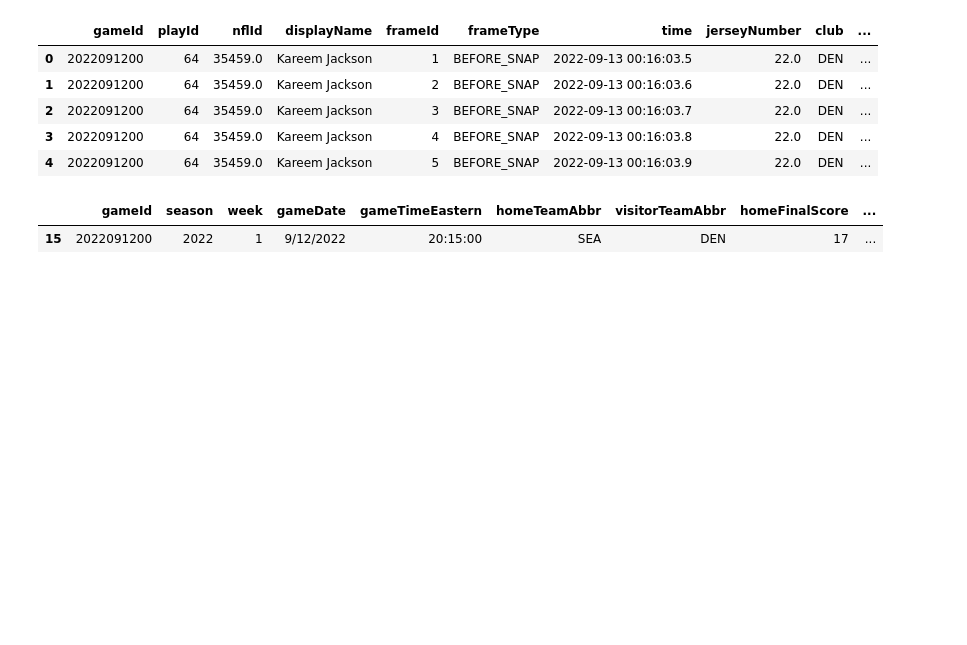
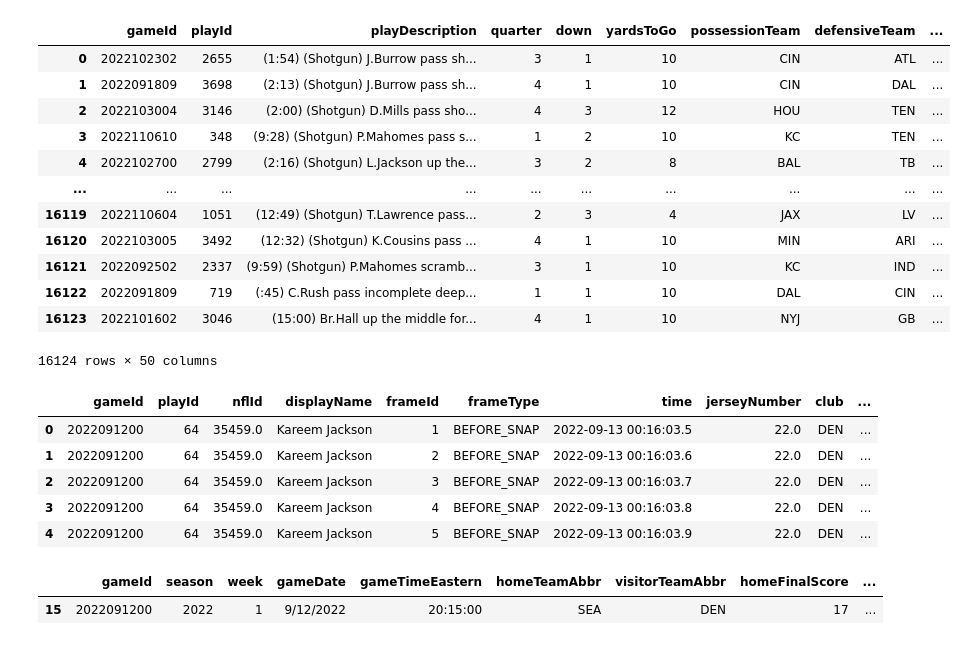
Before and after one commit to fortville/bigdatabowl, a Jupyter notebook: eda.ipynb, the cells around one changed output. Cells and saved outputs as stored; diff of their text form; code cells hidden in the pictures; blank space fills up the shorter version.

```diff
--- a/eda.ipynb
+++ b/eda.ipynb
@@ -8,6 +8,22 @@ player_play = pd.read_csv("data/nfl-big-data-bowl-2025/player_play.csv")
 games = pd.read_csv("data/nfl-big-data-bowl-2025/games.csv")
 plays = pd.read_csv("data/nfl-big-data-bowl-2025/plays.csv")
 players = pd.read_csv("data/nfl-big-data-bowl-2025/players.csv")
+# %%
+plays
+# %% [output]
+|  | gameId | playId | playDescription | quarter | down | yardsToGo | possessionTeam | defensiveTeam | ... |
+| 0 | 2022102302 | 2655 | (1:54) (Shotgun) J.Burrow pass sh... | 3 | 1 | 10 | CIN | ATL | ... |
+| 1 | 2022091809 | 3698 | (2:13) (Shotgun) J.Burrow pass sh... | 4 | 1 | 10 | CIN | DAL | ... |
+| 2 | 2022103004 | 3146 | (2:00) (Shotgun) D.Mills pass sho... | 4 | 3 | 12 | HOU | TEN | ... |
+| 3 | 2022110610 | 348 | (9:28) (Shotgun) P.Mahomes pass s... | 1 | 2 | 10 | KC | TEN | ... |
+| 4 | 2022102700 | 2799 | (2:16) (Shotgun) L.Jackson up the... | 3 | 2 | 8 | BAL | TB | ... |
+| ... | ... | ... | ... | ... | ... | ... | ... | ... | ... |
+| 16119 | 2022110604 | 1051 | (12:49) (Shotgun) T.Lawrence pass... | 2 | 3 | 4 | JAX | LV | ... |
+| 16120 | 2022103005 | 3492 | (12:32) (Shotgun) K.Cousins pass ... | 4 | 1 | 10 | MIN | ARI | ... |
+| 16121 | 2022092502 | 2337 | (9:59) (Shotgun) P.Mahomes scramb... | 3 | 1 | 10 | KC | IND | ... |
+| 16122 | 2022091809 | 719 | (:45) C.Rush pass incomplete deep... | 1 | 1 | 10 | DAL | CIN | ... |
+| 16123 | 2022101602 | 3046 | (15:00) Br.Hall up the middle for... | 4 | 1 | 10 | NYJ | GB | ... |
+16124 rows × 50 columns
 # %%
 players["birthDate"] = pd.to_datetime(players['birthDate'], format='mixed', dayfirst=True)
 # %%
```
Also changed, not shown: parts of 1 cell of this notebook.
